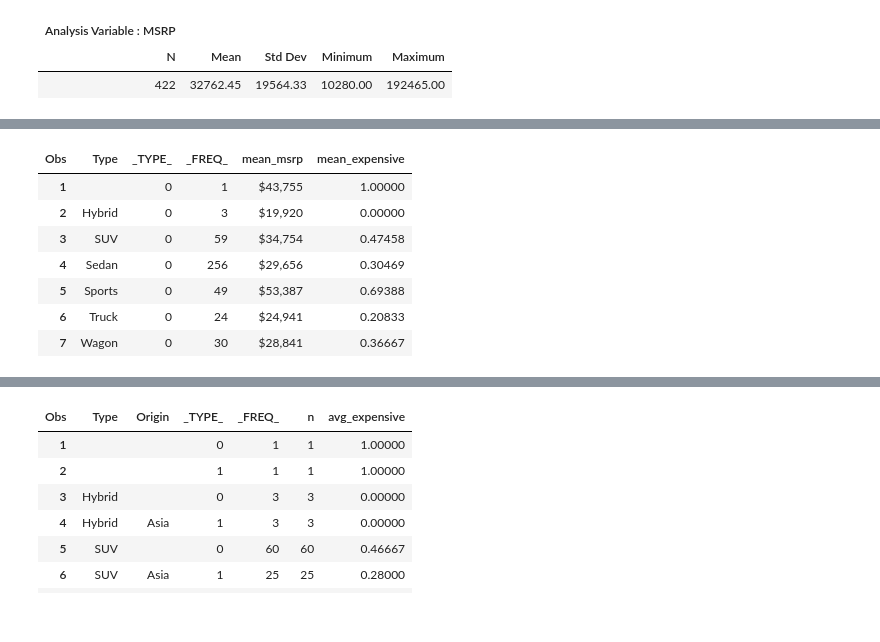
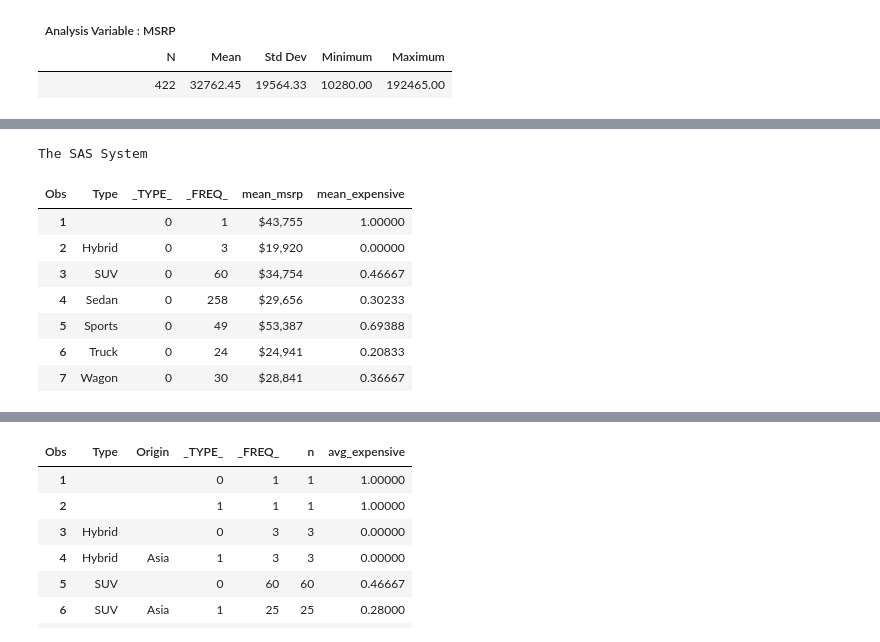
Before and after one commit to 0xdomyz/sas_collection, a Jupyter notebook: proc_data/proc_means.ipynb, the cells around one changed output, grey strips where cells are left out. Drawn from its saved outputs; the diff is of its cells as text; code cells hidden in the pictures.

Commit message:
update proc means

```diff
--- a/proc_data/proc_means.ipynb
+++ b/proc_data/proc_means.ipynb
@@ -83,29 +72,28 @@ run;
 # %%
-# comprehensive summary
-# options: maxdec missing
+# recommended form
+# proc summary
 # statements: by, output
 sas.submitLST(f"""
     PROC SORT DATA = cars OUT = _sorted_for_means;
     BY type;
 
-    title;
-    PROC summary DATA = _sorted_for_means MAXDEC = 2 MISSING;
-        where mpg_city > 1;
+    PROC summary DATA = _sorted_for_means;
         BY type;
         VAR msrp expensive;
         output out = _means_out
             mean(msrp expensive) = mean_msrp mean_expensive;
     RUN;
 
     PROC PRINT DATA = _means_out;
     RUN;
 """)
 # %% [output]
+The SAS System
 | Obs | Type | _TYPE_ | _FREQ_ | mean_msrp | mean_expensive |
 | 1 |  | 0 | 1 | $43,755 | 1.00000 |
 | 2 | Hybrid | 0 | 3 | $19,920 | 0.00000 |
-| 3 | SUV | 0 | 59 | $34,754 | 0.47458 |
-| 4 | Sedan | 0 | 256 | $29,656 | 0.30469 |
+| 3 | SUV | 0 | 60 | $34,754 | 0.46667 |
+| 4 | Sedan | 0 | 258 | $29,656 | 0.30233 |
 | 5 | Sports | 0 | 49 | $53,387 | 0.69388 |
 | 6 | Truck | 0 | 24 | $24,941 | 0.20833 |
 | 7 | Wagon | 0 | 30 | $28,841 | 0.36667 |
```
Also changed, not shown: parts of 6 cells of this notebook.
